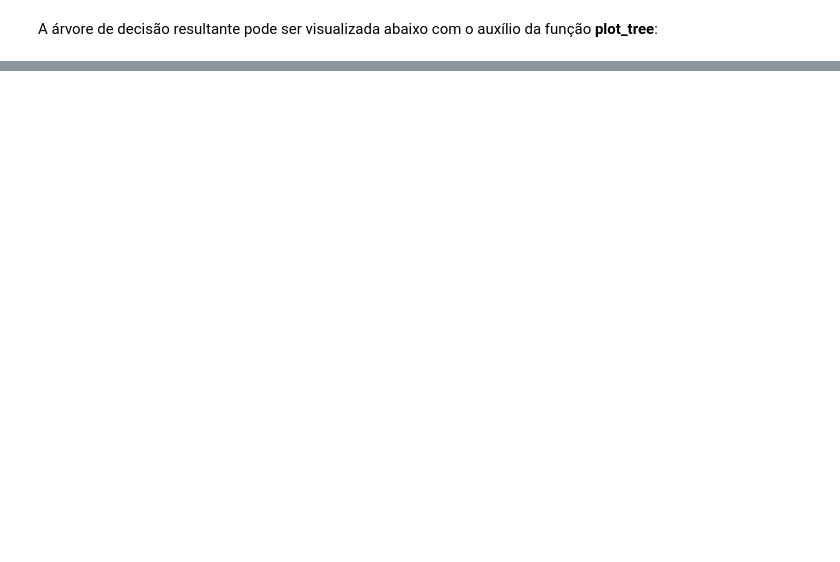
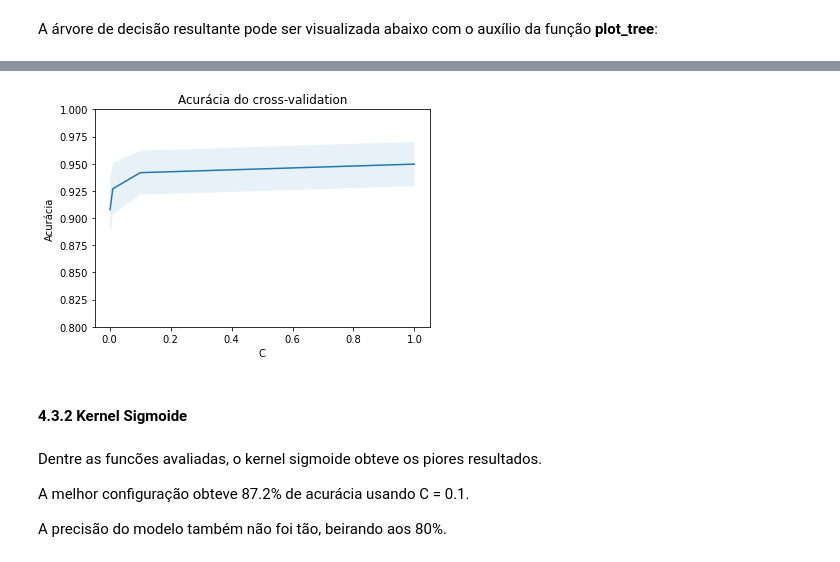
Before and after one commit to douglasllmoura/ufmg-ml, a Jupyter notebook: TP1_Classificacao_Exoplanetas.ipynb, the cells around one changed output, grey strips where cells are left out. Drawn from its saved outputs; the diff is of its cells as text; code cells hidden in the pictures; blank space fills up the shorter version.

```diff
--- a/TP1_Classificacao_Exoplanetas.ipynb
+++ b/TP1_Classificacao_Exoplanetas.ipynb
@@ -512,0 +705,16 @@ Melhor: {'C': 100, 'kernel': 'linear', 'probability': True}
+# %%
+params = {"C":[0.001, 0.01, 0.1, 1]}
+
+svm = SVC(kernel="linear", probability = True)
+
+plt_parametro(X, y, svm, params)
+# %% [output]
+[figure, added]
+# %% [markdown]
+#### 4.3.2 Kernel Sigmoide
+# %% [markdown]
+Dentre as funcões avaliadas, o kernel sigmoide obteve os piores resultados.
+
+A melhor configuração obteve 87.2% de acurácia usando C = 0.1.
+
+A precisão do modelo também não foi tão, beirando aos 80%.
```
Also changed, not shown: parts of 54 cells of this notebook.
